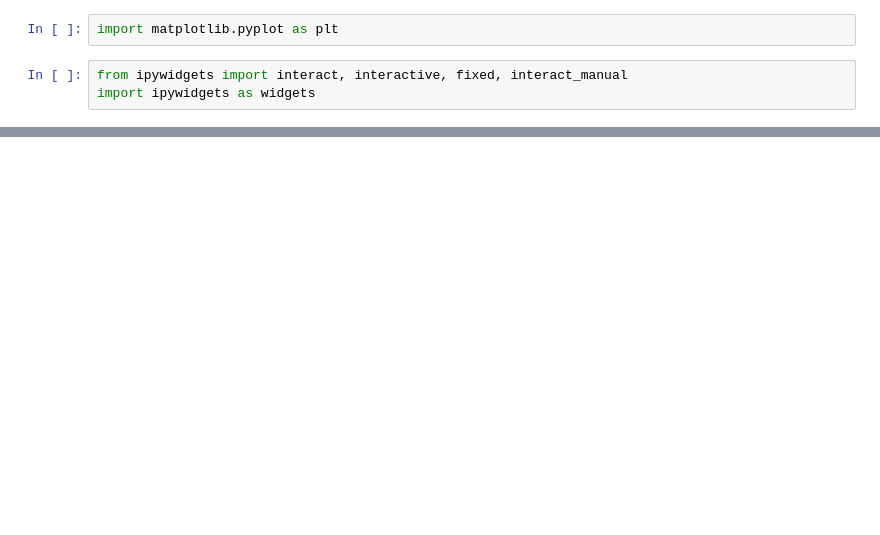
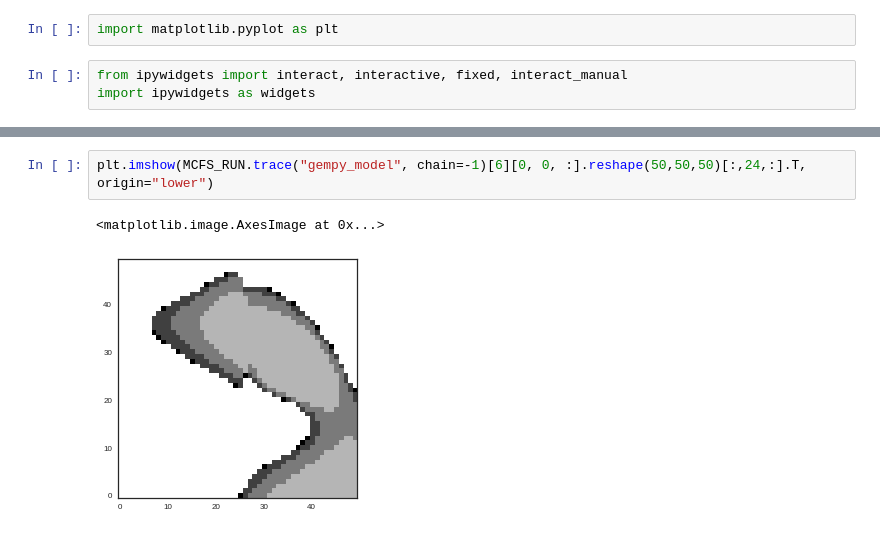
Before and after one commit to nre-aachen/gempy, a Jupyter notebook: Prototype Notebook/Alex_pymc2.ipynb, the cells around one changed output, grey strips where cells are left out. Drawn from its saved outputs; the diff is of its cells as text; blank space fills up the shorter version.

```diff
--- a/Prototype Notebook/Alex_pymc2.ipynb
+++ b/Prototype Notebook/Alex_pymc2.ipynb
@@ -170,0 +208,5 @@ interact(p, i=widgets.IntSlider(min=0, max=9, step=1, value=0));
+# %%
+plt.imshow(MCFS_RUN.trace("gempy_model", chain=-1)[6][0, 0, :].reshape(50,50,50)[:,24,:].T, origin="lower")
+# %% [output]
+<matplotlib.image.AxesImage at 0x...>
+[figure, added]
```
Also changed, not shown: parts of 13 cells of this notebook, 2 other files.
